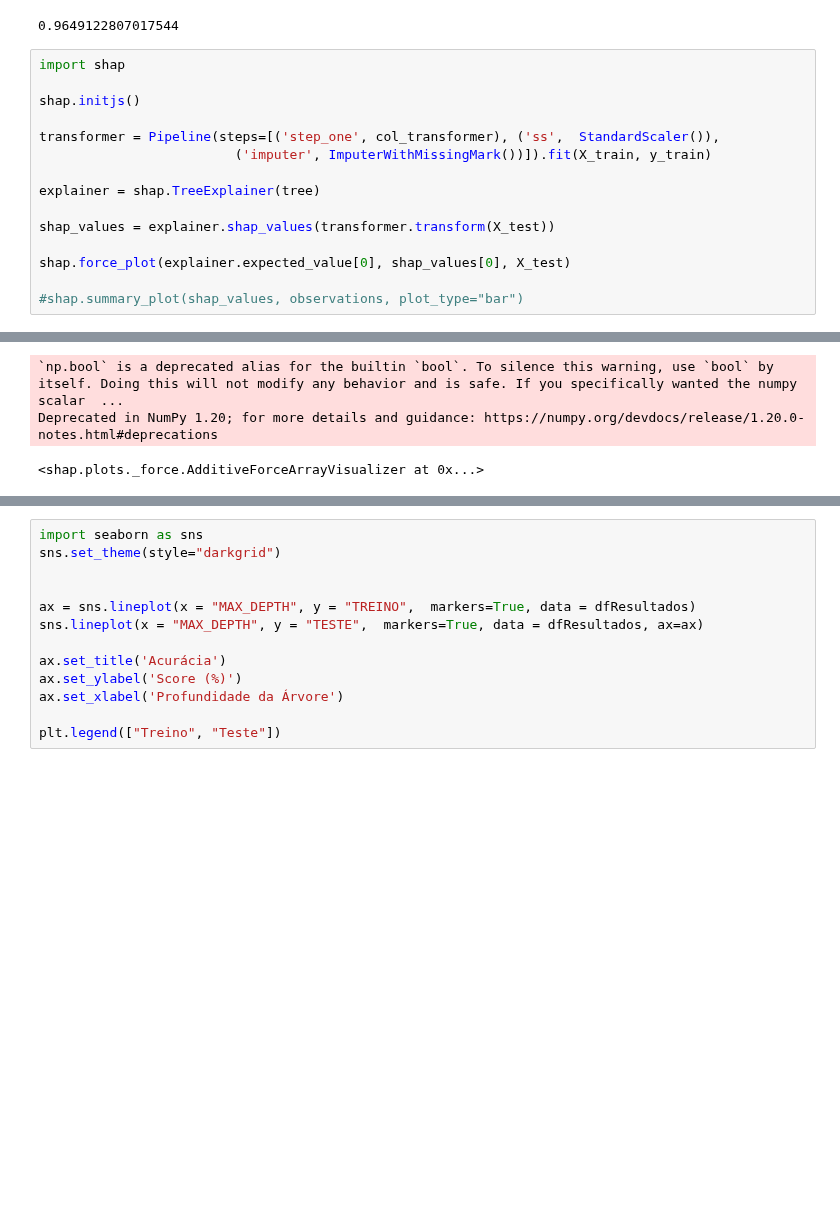
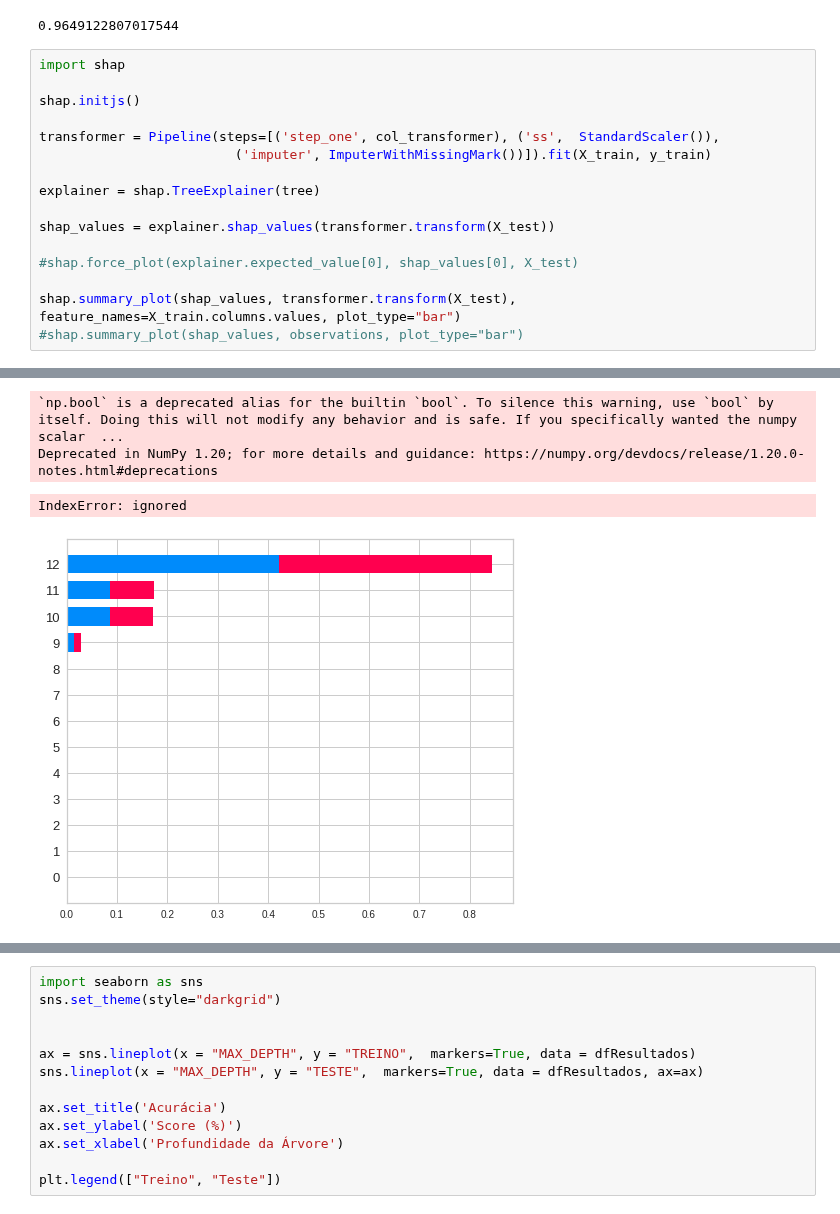
Before and after one commit to inf032/introducaoML, a Jupyter notebook: Farmaco_Aval_Preditoras.ipynb, the cells around one changed output, grey strips where cells are left out. Cells and saved outputs as stored; diff of their text form; blank space fills up the shorter version.

```diff
--- a/Farmaco_Aval_Preditoras.ipynb
+++ b/Farmaco_Aval_Preditoras.ipynb
@@ -174,23 +174,25 @@ modelo.score(X_test, y_test)
 # %%
 import shap
 
 shap.initjs()
 
 transformer = Pipeline(steps=[('step_one', col_transformer), ('ss',  StandardScaler()),
                          ('imputer', ImputerWithMissingMark())]).fit(X_train, y_train)
 
 explainer = shap.TreeExplainer(tree)
 
 shap_values = explainer.shap_values(transformer.transform(X_test))
 
-shap.force_plot(explainer.expected_value[0], shap_values[0], X_test)
+#shap.force_plot(explainer.expected_value[0], shap_values[0], X_test)
 
+shap.summary_plot(shap_values, transformer.transform(X_test), feature_names=X_train.columns.values, plot_type="bar")
 #shap.summary_plot(shap_values, observations, plot_type="bar")
 # %% [output]
 [interactive output not drawn]
 `np.bool` is a deprecated alias for the builtin `bool`. To silence this warning, use `bool` by itself. Doing this will not modify any behavior and is safe. If you specifically wanted the numpy scalar  ...
 Deprecated in NumPy 1.20; for more details and guidance: https://numpy.org/devdocs/release/1.20.0-notes.html#deprecations
-<shap.plots._force.AdditiveForceArrayVisualizer at 0x...>
+IndexError: ignored
+[figure, added]
 # %%
 from sklearn.model_selection import cross_validate
 from sklearn.model_selection import KFold
```
Also changed, not shown: parts of 1 cell of this notebook.
